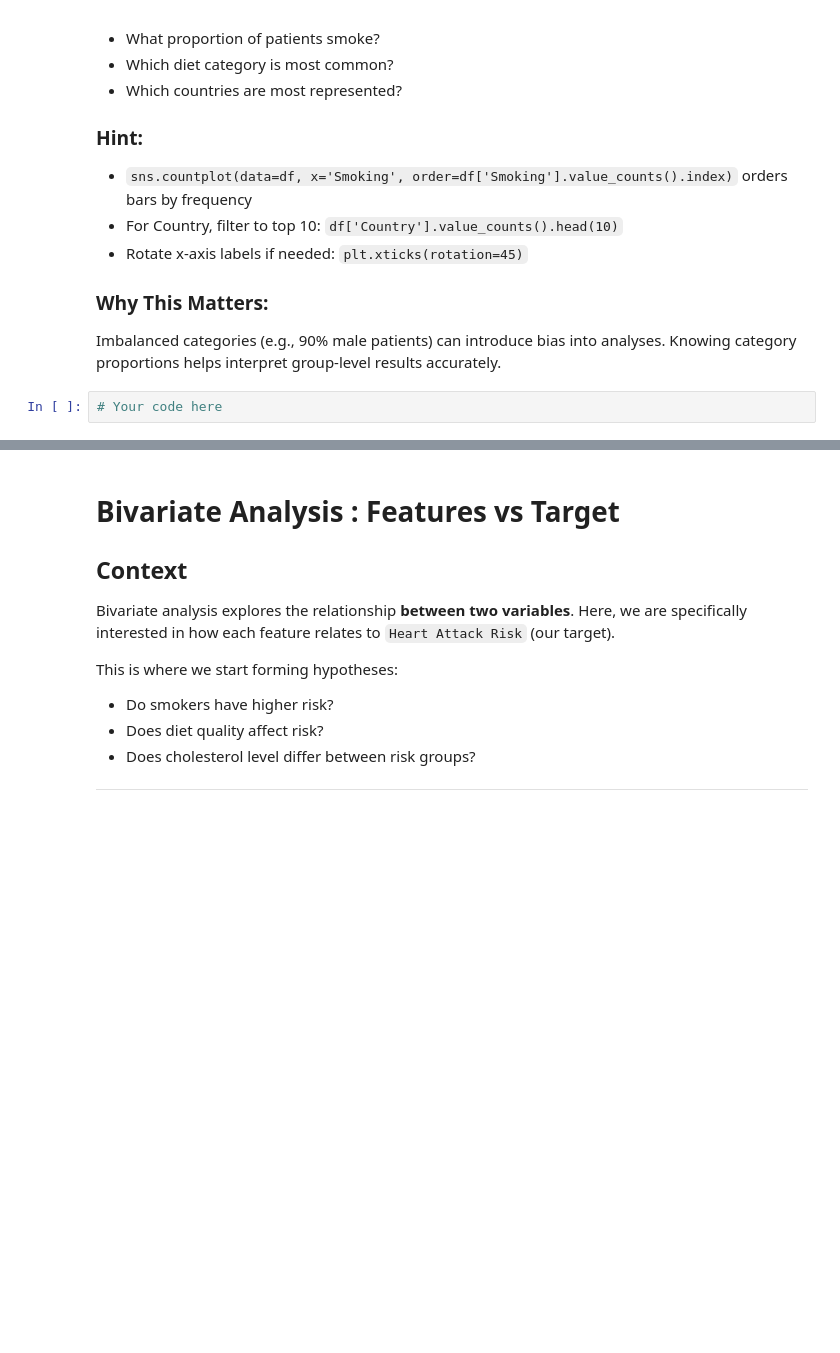
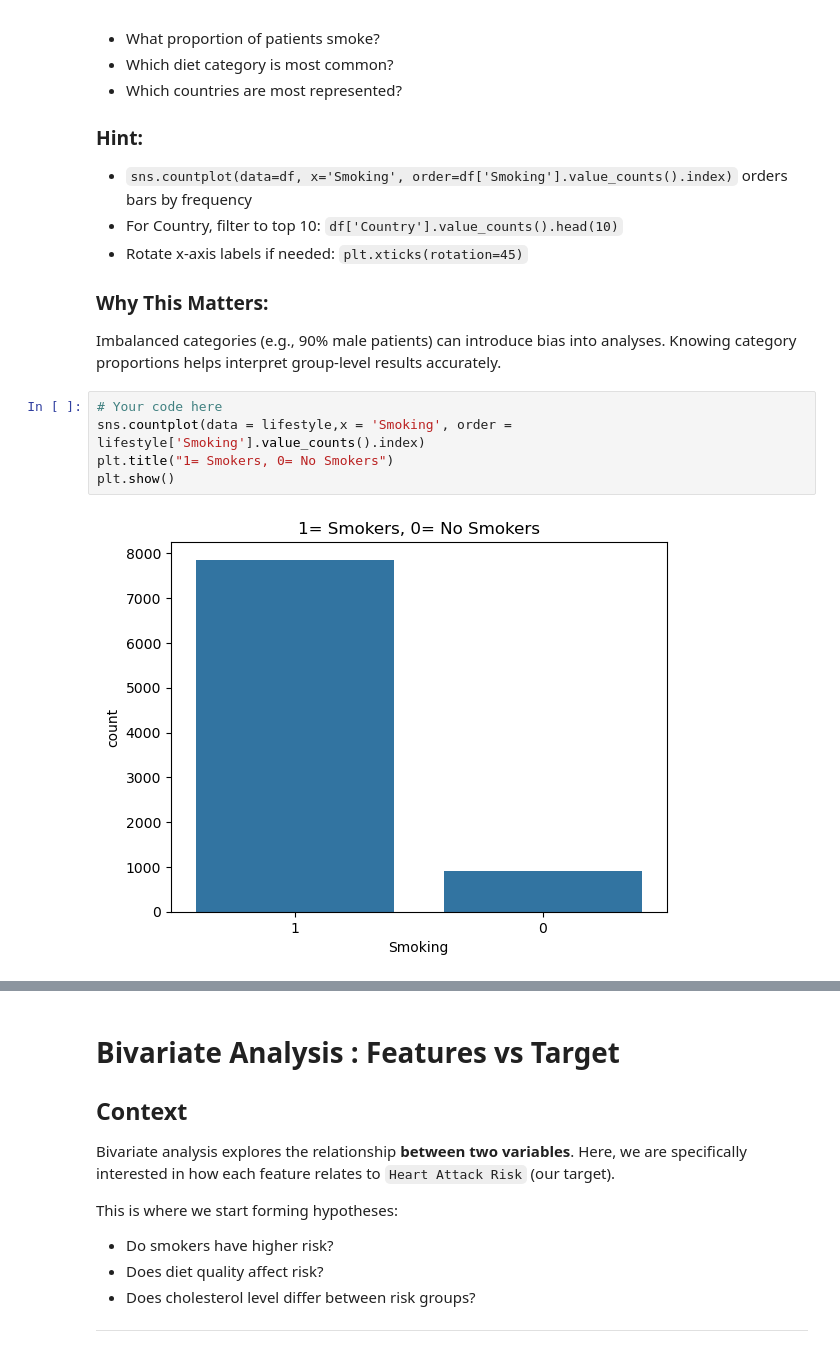
Before and after one commit to un1u3/ml-labs, a Jupyter notebook: fusemachines-2026/phase1-news-system/assignments/Wk_1_Data_Wrangling_HeartAttack.ipynb, the cells around one changed output, grey strips where cells are left out. Cells and saved outputs as stored; diff of their text form; blank space fills up the shorter version.

```diff
--- a/fusemachines-2026/phase1-news-system/assignments/Wk_1_Data_Wrangling_HeartAttack.ipynb
+++ b/fusemachines-2026/phase1-news-system/assignments/Wk_1_Data_Wrangling_HeartAttack.ipynb
@@ -531,5 +553,10 @@ Plot bar charts showing the frequency distribution of: Smoking Status, Diet Qual
 Imbalanced categories (e.g., 90% male patients) can introduce bias into analyses. Knowing category proportions helps interpret group-level results accurately.
 # %%
 # Your code here
+sns.countplot(data = lifestyle,x = 'Smoking', order = lifestyle['Smoking'].value_counts().index)
+plt.title("1= Smokers, 0= No Smokers")
+plt.show()
+# %% [output]
+[figure, added]
 # %%
 # Your code here
```
Also changed, not shown: parts of 26 cells of this notebook.
